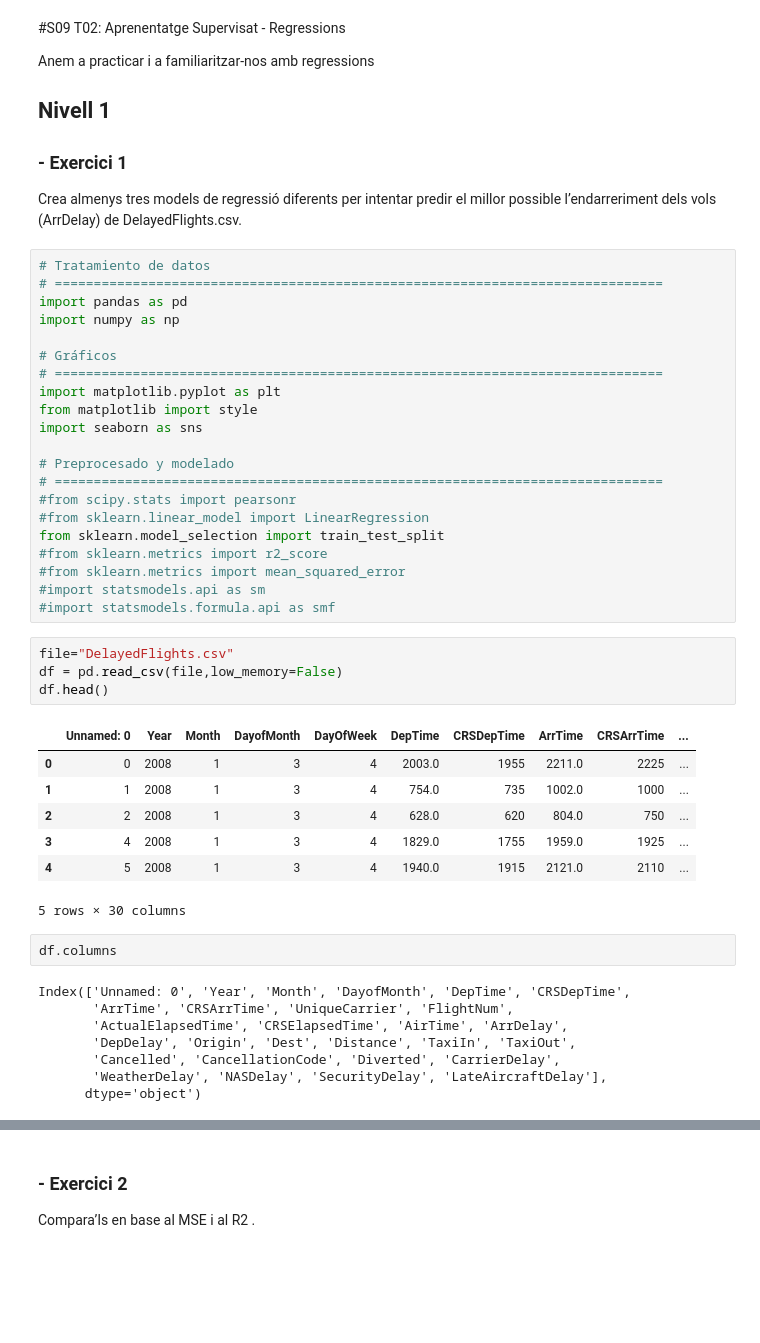
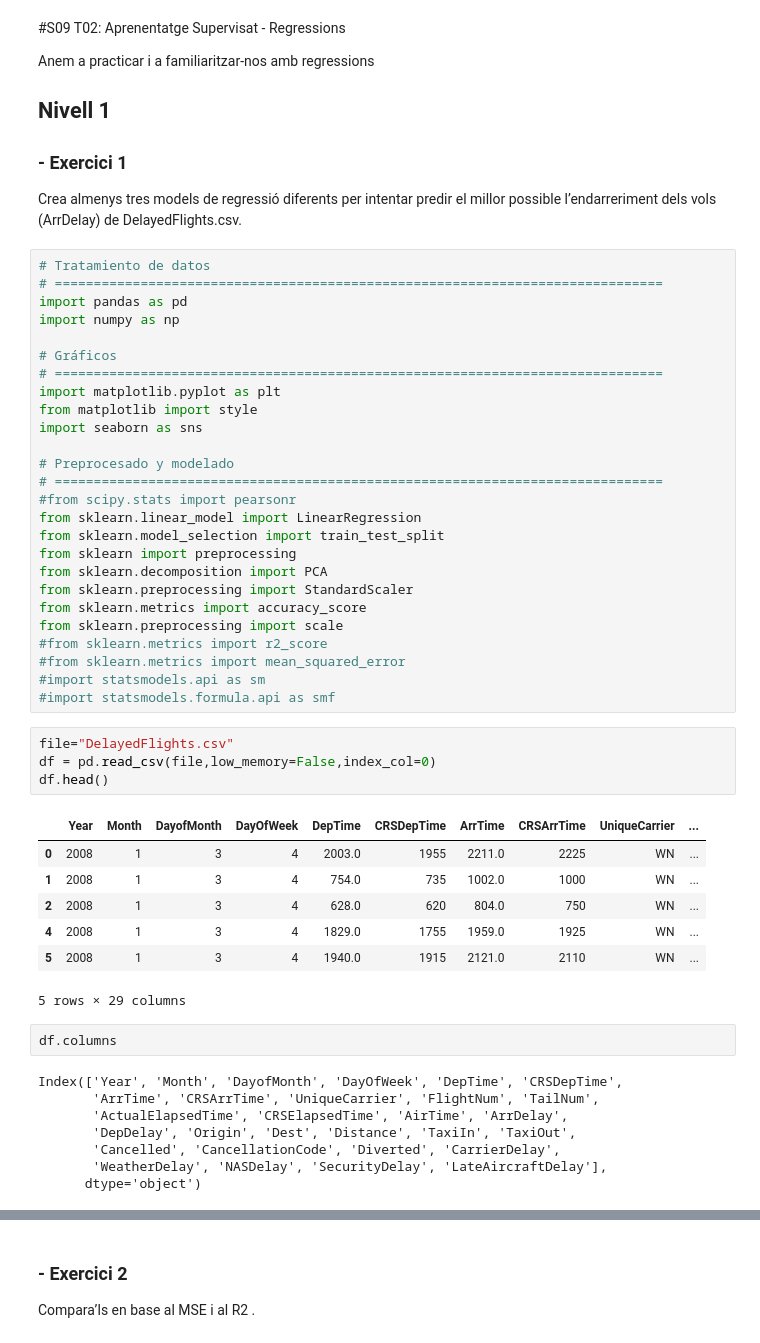
Before and after one commit to mmarcrr/Supervitat_Regressio, a Jupyter notebook: S09T02.ipynb, the cells around one changed output, grey strips where cells are left out. Drawn from its saved outputs; the diff is of its cells as text; blank space fills up the shorter version.

```diff
--- a/S09T02.ipynb
+++ b/S09T02.ipynb
@@ -23,29 +23,34 @@ import seaborn as sns
 # Preprocesado y modelado
 # ==============================================================================
 #from scipy.stats import pearsonr
-#from sklearn.linear_model import LinearRegression
+from sklearn.linear_model import LinearRegression
 from sklearn.model_selection import train_test_split
+from sklearn import preprocessing
+from sklearn.decomposition import PCA
+from sklearn.preprocessing import StandardScaler
+from sklearn.metrics import accuracy_score
+from sklearn.preprocessing import scale
 #from sklearn.metrics import r2_score
 #from sklearn.metrics import mean_squared_error
 #import statsmodels.api as sm
 #import statsmodels.formula.api as smf
 # %%
 file="DelayedFlights.csv"
-df = pd.read_csv(file,low_memory=False)
+df = pd.read_csv(file,low_memory=False,index_col=0)
 df.head()
 # %% [output]
-|  | Unnamed: 0 | Year | Month | DayofMonth | DayOfWeek | DepTime | CRSDepTime | ArrTime | CRSArrTime | ... |
-| 0 | 0 | 2008 | 1 | 3 | 4 | 2003.0 | 1955 | 2211.0 | 2225 | ... |
-| 1 | 1 | 2008 | 1 | 3 | 4 | 754.0 | 735 | 1002.0 | 1000 | ... |
-| 2 | 2 | 2008 | 1 | 3 | 4 | 628.0 | 620 | 804.0 | 750 | ... |
-| 3 | 4 | 2008 | 1 | 3 | 4 | 1829.0 | 1755 | 1959.0 | 1925 | ... |
-| 4 | 5 | 2008 | 1 | 3 | 4 | 1940.0 | 1915 | 2121.0 | 2110 | ... |
+|  | Year | Month | DayofMonth | DayOfWeek | DepTime | CRSDepTime | ArrTime | CRSArrTime | UniqueCarrier | ... |
+| 0 | 2008 | 1 | 3 | 4 | 2003.0 | 1955 | 2211.0 | 2225 | WN | ... |
+| 1 | 2008 | 1 | 3 | 4 | 754.0 | 735 | 1002.0 | 1000 | WN | ... |
+| 2 | 2008 | 1 | 3 | 4 | 628.0 | 620 | 804.0 | 750 | WN | ... |
+| 4 | 2008 | 1 | 3 | 4 | 1829.0 | 1755 | 1959.0 | 1925 | WN | ... |
+| 5 | 2008 | 1 | 3 | 4 | 1940.0 | 1915 | 2121.0 | 2110 | WN | ... |
-5 rows × 30 columns
+5 rows × 29 columns
 # %%
 df.columns
 # %% [output]
-Index(['Unnamed: 0', 'Year', 'Month', 'DayofMonth', 'DepTime', 'CRSDepTime',
-       'ArrTime', 'CRSArrTime', 'UniqueCarrier', 'FlightNum',
+Index(['Year', 'Month', 'DayofMonth', 'DayOfWeek', 'DepTime', 'CRSDepTime',
+       'ArrTime', 'CRSArrTime', 'UniqueCarrier', 'FlightNum', 'TailNum',
        'ActualElapsedTime', 'CRSElapsedTime', 'AirTime', 'ArrDelay',
        'DepDelay', 'Origin', 'Dest', 'Distance', 'TaxiIn', 'TaxiOut',
        'Cancelled', 'CancellationCode', 'Diverted', 'CarrierDelay',
```
Also changed, not shown: parts of 19 cells of this notebook.
